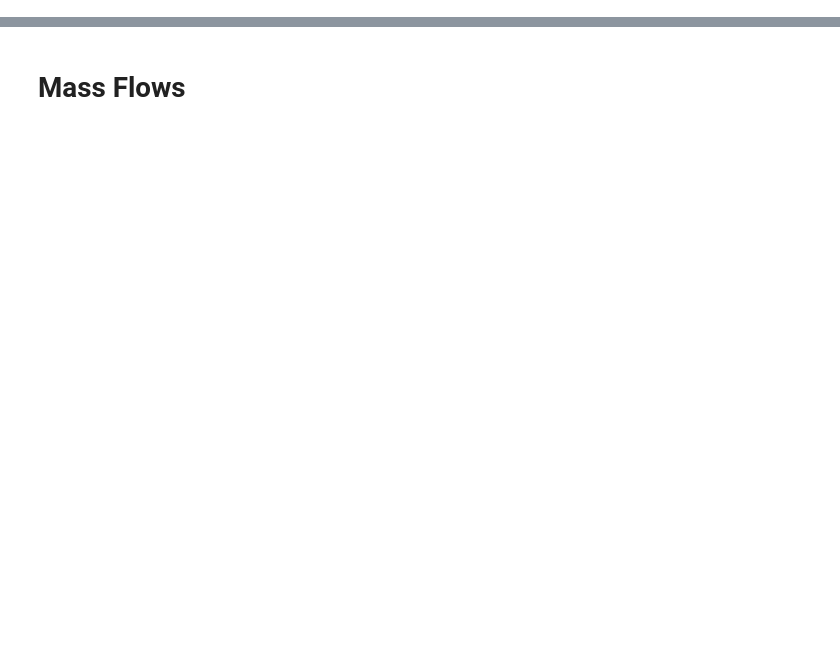
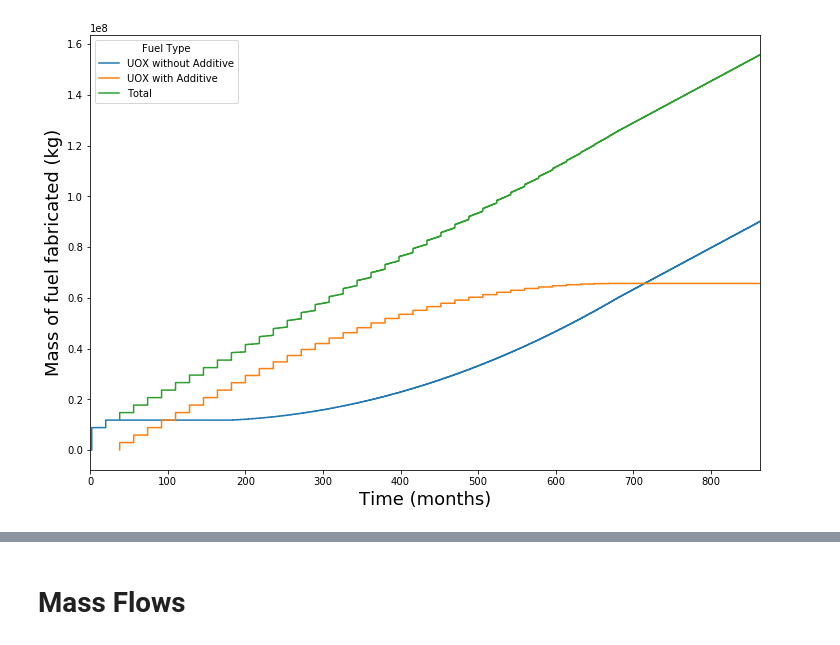
Before and after one commit to opotowsky/EG01_OPRA, a Jupyter notebook: testing_EG01.ipynb, the cells around one changed output, grey strips where cells are left out. Drawn from its saved outputs; the diff is of its cells as text; code cells hidden in the pictures; blank space fills up the shorter version.

Commit message:
more fuel pref change troubleshooting

```diff
--- a/testing_EG01.ipynb
+++ b/testing_EG01.ipynb
@@ -15,9 +15,34 @@ ev_no = cym.Evaluator(db=no_u232, write=False)
 # yes U232
 yes_u232 = cym.dbopen('./growthregion/yes_u232.sqlite')
 ev_yes = cym.Evaluator(db=yes_u232, write=False)
+# %%
+def plot_fuel(evaler):
+    transactions = evaler.eval('TransactionQuantity').sort_values(by='TimeCreated')
+    transactions = transactions.rename(columns={'TimeCreated':'Time'})
+
+    transactions['non_total'] = transactions.loc[transactions['Commodity'] == 'UOX_NoAdditive']['Quantity'].cumsum()
+    transactions['add_total'] = transactions.loc[transactions['Commodity'] == 'UOX_Additive']['Quantity'].cumsum()
+
+    transactions.fillna(method='ffill', inplace=True)
+    transactions['total_fuel'] = transactions['non_total'] + transactions['add_total']
+
+    # Plotting cumulative fuel sent to reactors at each time step
+    transactions[['Time', 'non_total', 'add_total', 'total_fuel']].plot(x = 'Time', figsize=(12,8), legend=False)
+    plt.xlabel('Time (months)',fontsize=18)
+    plt.ylabel('Mass of fuel fabricated (kg)',fontsize=18)
+
+    legend = plt.legend()
+    legend.get_texts()[0].set_text('UOX without Additive')
+    legend.get_texts()[1].set_text('UOX with Additive')
+    legend.get_texts()[2].set_text('Total')
+    legend.set_title('Fuel Type')
+
+    plt.show()
+    return
 # %%
 # pref change, separate UOX/Spent UOX commods
-db_prf = cym.dbopen('./growthregion/pref_test.sqlite')
+db_prf = cym.dbopen('./growthregion/pref_change.sqlite')
 ev_prf = cym.Evaluator(db=db_prf, write=False)
-cgr.flow_graph(ev_prf, label='mass')
+#cgr.flow_graph(ev_prf, label='mass')
+plot_fuel(ev_prf)
 # %% [output]
@@ -24,0 +49 @@ cgr.flow_graph(ev_prf, label='mass')
+[figure, added]
```
Also changed, not shown: parts of 2 cells of this notebook, 2 other files.
